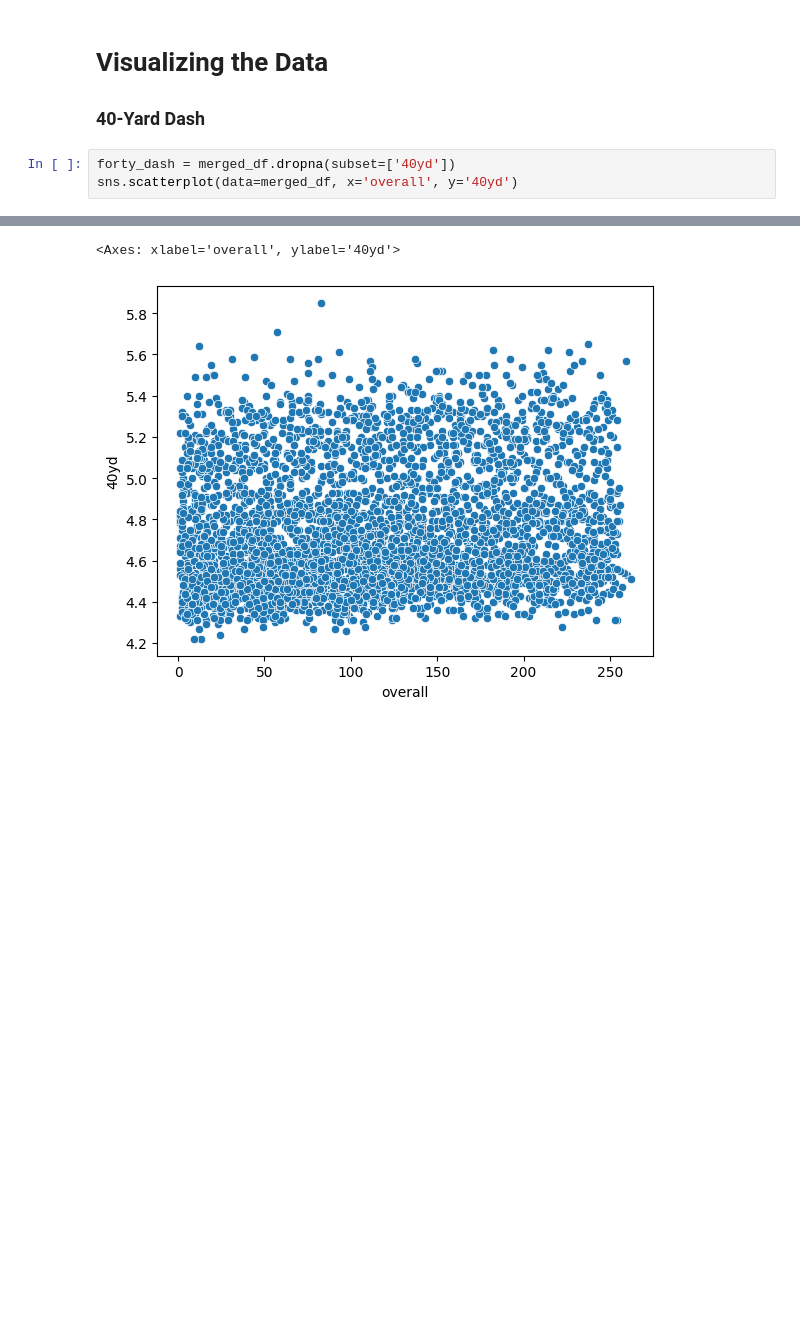
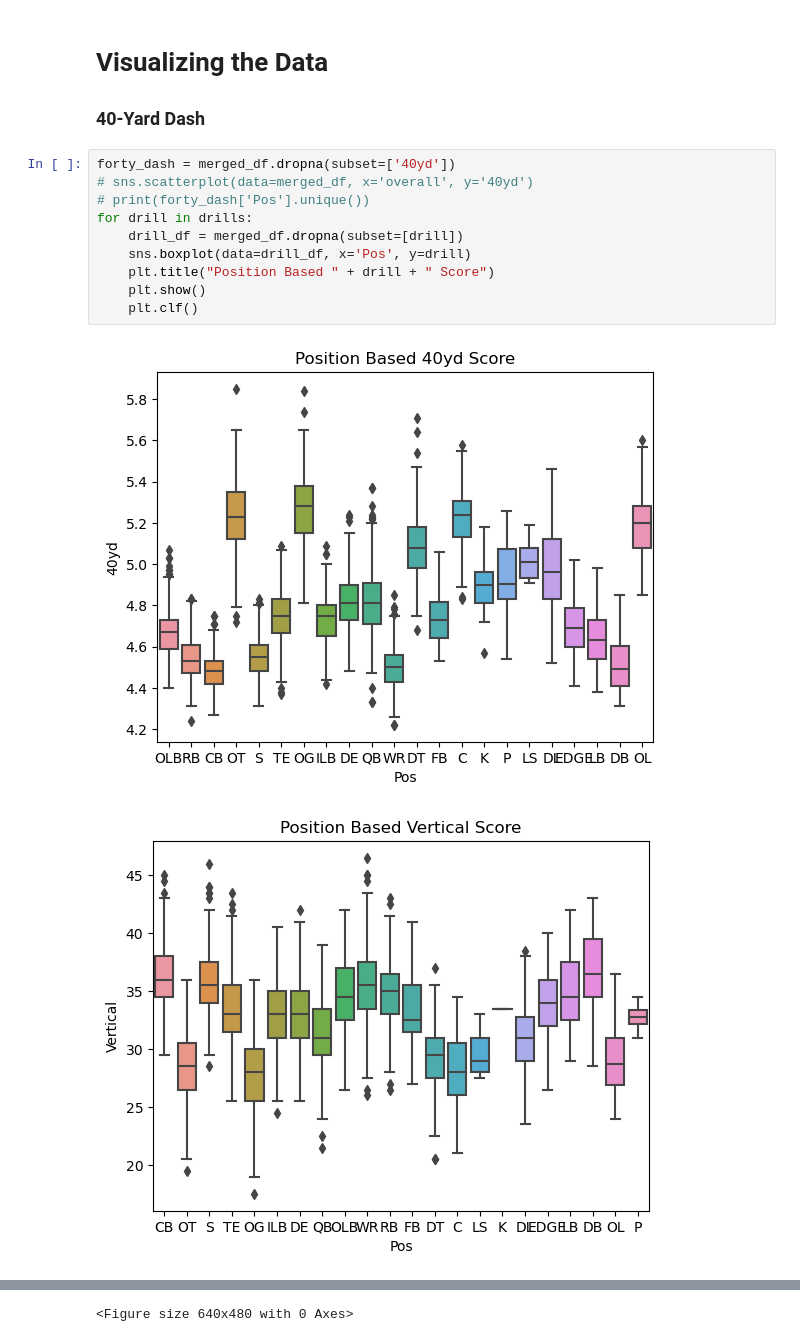
Before and after one commit to mcdonaldpmsoe/CSC2621-Final, a Jupyter notebook: main.ipynb, the cells around one changed output, grey strips where cells are left out. Saved outputs shown, nothing was run; the diff lists cells and outputs as text; blank space fills up the shorter version.

Commit message:
Added box plots for drills

```diff
--- a/main.ipynb
+++ b/main.ipynb
@@ -128,5 +129,14 @@ drill_count_per_position_df.head(20)
 ### 40-Yard Dash
 # %%
 forty_dash = merged_df.dropna(subset=['40yd'])
-sns.scatterplot(data=merged_df, x='overall', y='40yd')
+# sns.scatterplot(data=merged_df, x='overall', y='40yd')
+# print(forty_dash['Pos'].unique())
+for drill in drills:
+    drill_df = merged_df.dropna(subset=[drill])
+    sns.boxplot(data=drill_df, x='Pos', y=drill)
+    plt.title("Position Based " + drill + " Score")
+    plt.show()
+    plt.clf()
 # %% [output]
+[figure, new version]
+[figure, added]
@@ -133,3 +147,2 @@ sns.scatterplot(data=merged_df, x='overall', y='40yd')
-<Axes: xlabel='overall', ylabel='40yd'>
+<Figure size 640x480 with 0 Axes>
-[figure, old version]
 # %%
```
Also changed, not shown: parts of 3 cells of this notebook.
